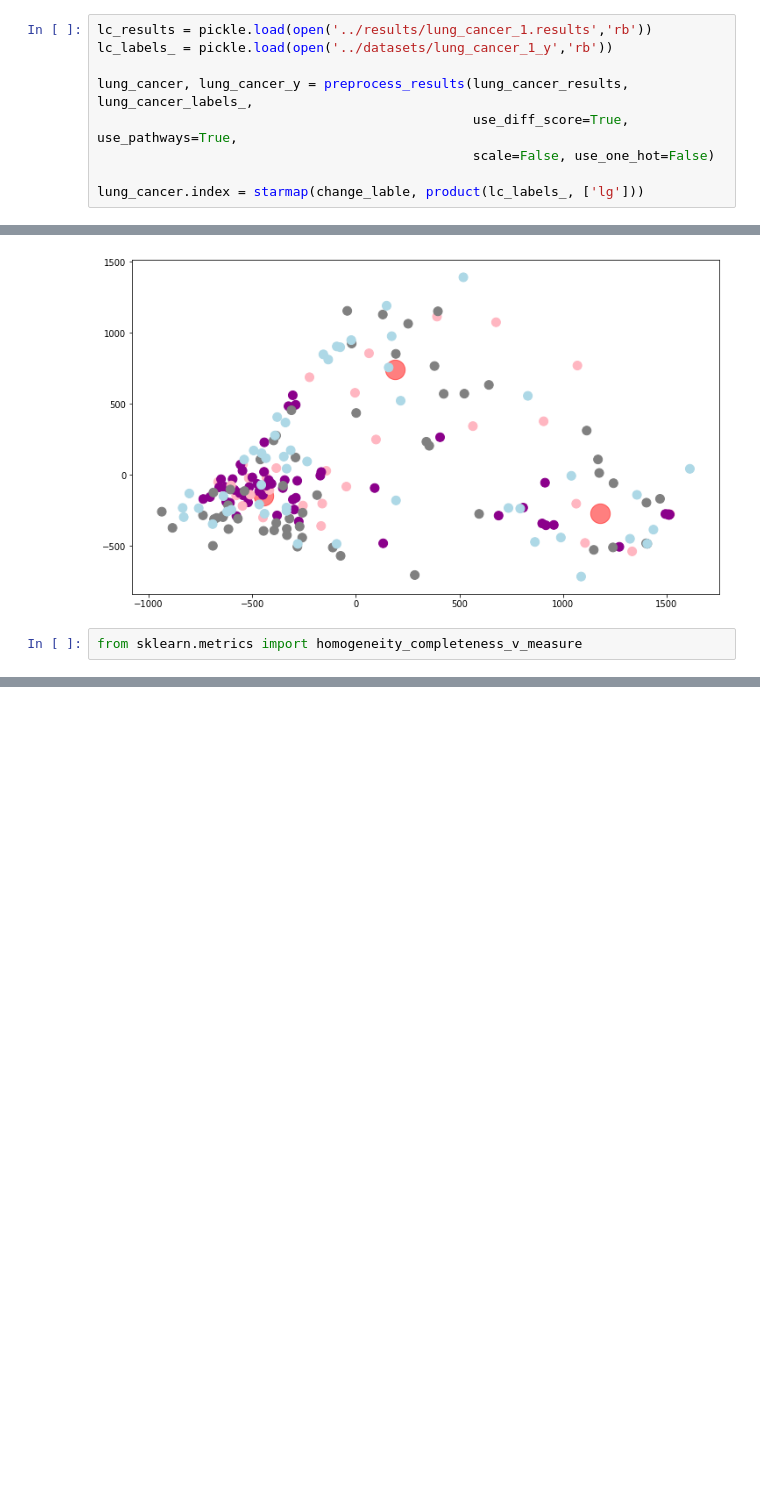
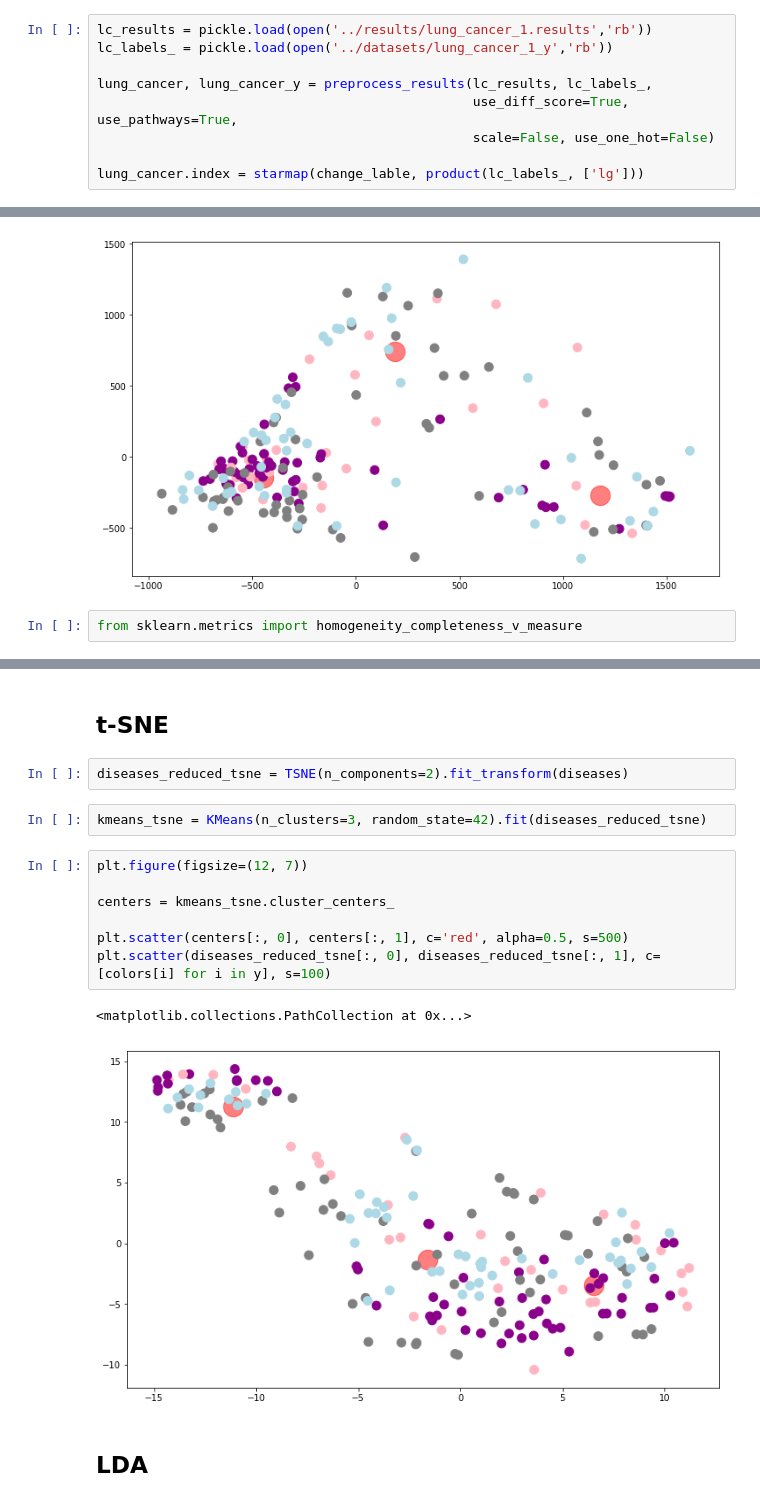
Before and after one commit to AmmarRashed/Genobolitics, a Jupyter notebook: notebooks/clustering.ipynb, the cells around one changed output, grey strips where cells are left out. Saved outputs shown, nothing was run; the diff lists cells and outputs as text; blank space fills up the shorter version.

```diff
--- a/notebooks/clustering.ipynb
+++ b/notebooks/clustering.ipynb
@@ -50,7 +52,7 @@ breast_cancer[breast_cancer.columns[:5]].head()
 lc_results = pickle.load(open('../results/lung_cancer_1.results','rb'))
 lc_labels_ = pickle.load(open('../datasets/lung_cancer_1_y','rb'))
 
-lung_cancer, lung_cancer_y = preprocess_results(lung_cancer_results, lung_cancer_labels_,
+lung_cancer, lung_cancer_y = preprocess_results(lc_results, lc_labels_,
                                                 use_diff_score=True, use_pathways=True,
                                                 scale=False, use_one_hot=False)
 
@@ -99,0 +102,18 @@ homogeneity_completeness_v_measure(y, kmeans.labels_)
+# %% [markdown]
+## t-SNE
+# %%
+diseases_reduced_tsne = TSNE(n_components=2).fit_transform(diseases)
+# %%
+kmeans_tsne = KMeans(n_clusters=3, random_state=42).fit(diseases_reduced_tsne)
+# %%
+plt.figure(figsize=(12, 7))
+
+centers = kmeans_tsne.cluster_centers_
+
+plt.scatter(centers[:, 0], centers[:, 1], c='red', alpha=0.5, s=500)
+plt.scatter(diseases_reduced_tsne[:, 0], diseases_reduced_tsne[:, 1], c=[colors[i] for i in y], s=100)
+# %% [output]
+<matplotlib.collections.PathCollection at 0x...>
+[figure, added]
+# %% [markdown]
+## LDA
```
Also changed, not shown: parts of 14 cells of this notebook, 2 other files.
